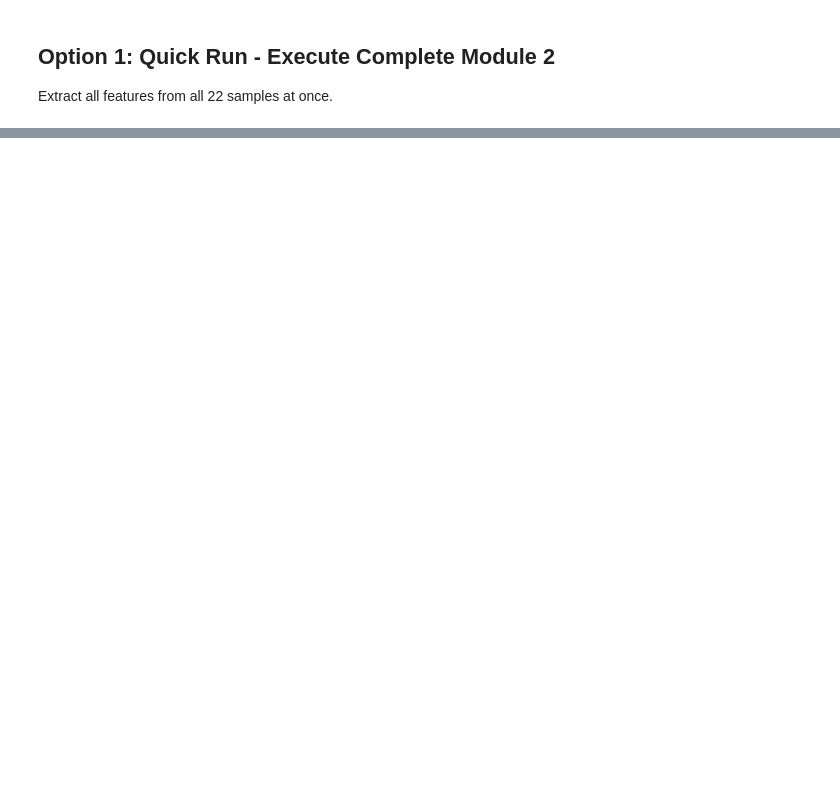
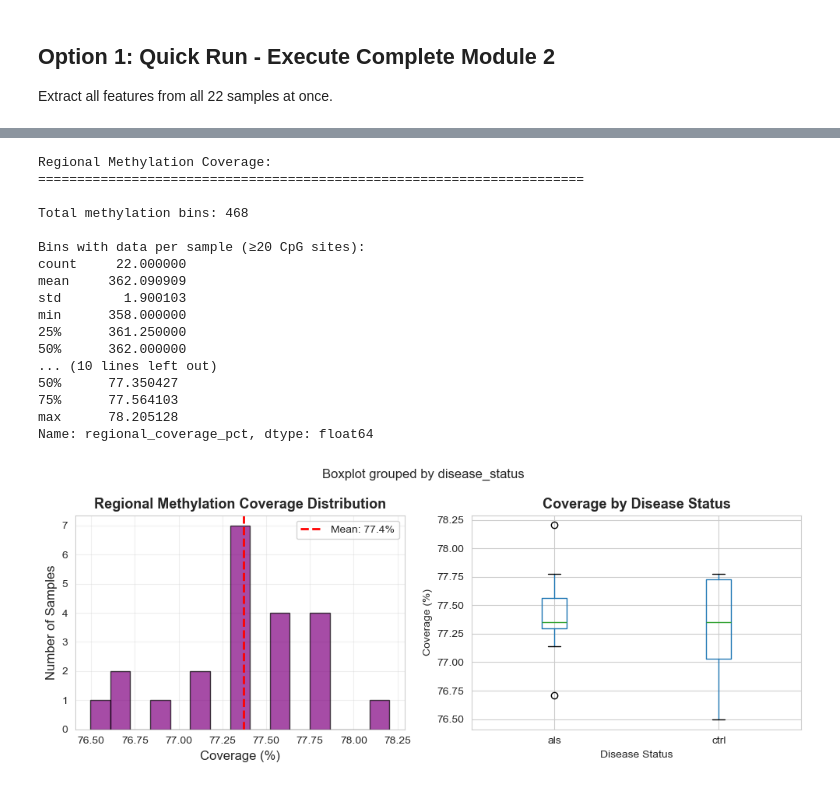
Before and after one commit to maggiebr0wn/wgbs_classifier, a Jupyter notebook: notebooks/03_feature_extraction.ipynb, the cells around one changed output, grey strips where cells are left out. Cells and saved outputs as stored; diff of their text form; code cells hidden in the pictures; blank space fills up the shorter version.

```diff
--- a/notebooks/03_feature_extraction.ipynb
+++ b/notebooks/03_feature_extraction.ipynb
@@ -415,0 +857,76 @@ Plot methylation across chr21 for one sample:
+# %%
+print("Regional Methylation Coverage:")
+print("=" * 70)
+
+if 'regional_meth_n_bins_with_data' in methylation_df.columns:
+    # Summary statistics
+    print(f"\nTotal methylation bins: {n_meth_bins}")
+    print(f"\nBins with data per sample (≥{MIN_CPG_PER_BIN} CpG sites):")
+    print(methylation_df['regional_meth_n_bins_with_data'].describe())
+
+    # Calculate coverage percentage
+    methylation_df['regional_coverage_pct'] = (methylation_df['regional_meth_n_bins_with_data'] / n_meth_bins) * 100
+
+    print(f"\nCoverage percentage:")
+    print(methylation_df['regional_coverage_pct'].describe())
+
+    # Visualize
+    fig, axes = plt.subplots(1, 2, figsize=(10, 4))
+
+    # Coverage distribution
+    ax = axes[0]
+    methylation_df['regional_coverage_pct'].hist(bins=15, ax=ax, edgecolor='black', alpha=0.7, color='purple')
+    ax.axvline(methylation_df['regional_coverage_pct'].mean(), color='red', linestyle='--',
+              linewidth=2, label=f'Mean: {methylation_df["regional_coverage_pct"].mean():.1f}%')
+    ax.set_xlabel('Coverage (%)', fontsize=12)
+    ax.set_ylabel('Number of Samples', fontsize=12)
+    ax.set_title('Regional Methylation Coverage Distribution', fontsize=13, fontweight='bold')
+    ax.legend()
+    ax.grid(True, alpha=0.3)
+
+    # Coverage by disease
+    ax = axes[1]
+    methylation_df.boxplot(column='regional_coverage_pct', by='disease_status', ax=ax)
+    ax.set_title('Coverage by Disease Status', fontsize=13, fontweight='bold')
+    ax.set_xlabel('Disease Status')
+    ax.set_ylabel('Coverage (%)')
+    plt.sca(ax)
+    plt.xticks(rotation=0)
+
+    plt.tight_layout()
+    plt.show()
+
+    # Test for coverage differences
+    als_cov = methylation_df[methylation_df['disease_status'] == 'als']['regional_coverage_pct']
+    ctrl_cov = methylation_df[methylation_df['disease_status'] == 'ctrl']['regional_coverage_pct']
+
+    stat, p_val = mannwhitneyu(als_cov, ctrl_cov)
+
+    print(f"\nCoverage by disease status:")
+    print(f"  ALS: {als_cov.mean():.1f}% ± {als_cov.std():.1f}%")
+    print(f"  Control: {ctrl_cov.mean():.1f}% ± {ctrl_cov.std():.1f}%")
+    print(f"  p-value: {p_val:.4f}")
+
+    if p_val > 0.05:
+        print("\n✓ Coverage is balanced between groups (p > 0.05)")
+    else:
+        print("\n⚠️ Coverage differs between groups")
+# %% [output]
+Regional Methylation Coverage:
+======================================================================
+
+Total methylation bins: 468
+
+Bins with data per sample (≥20 CpG sites):
+count     22.000000
+mean     362.090909
+std        1.900103
+min      358.000000
+25%      361.250000
+50%      362.000000
+... (10 lines left out)
+50%      77.350427
+75%      77.564103
+max      78.205128
+Name: regional_coverage_pct, dtype: float64
+[figure, added]
```
Also changed, not shown: parts of 24 cells of this notebook, 3 other files.
